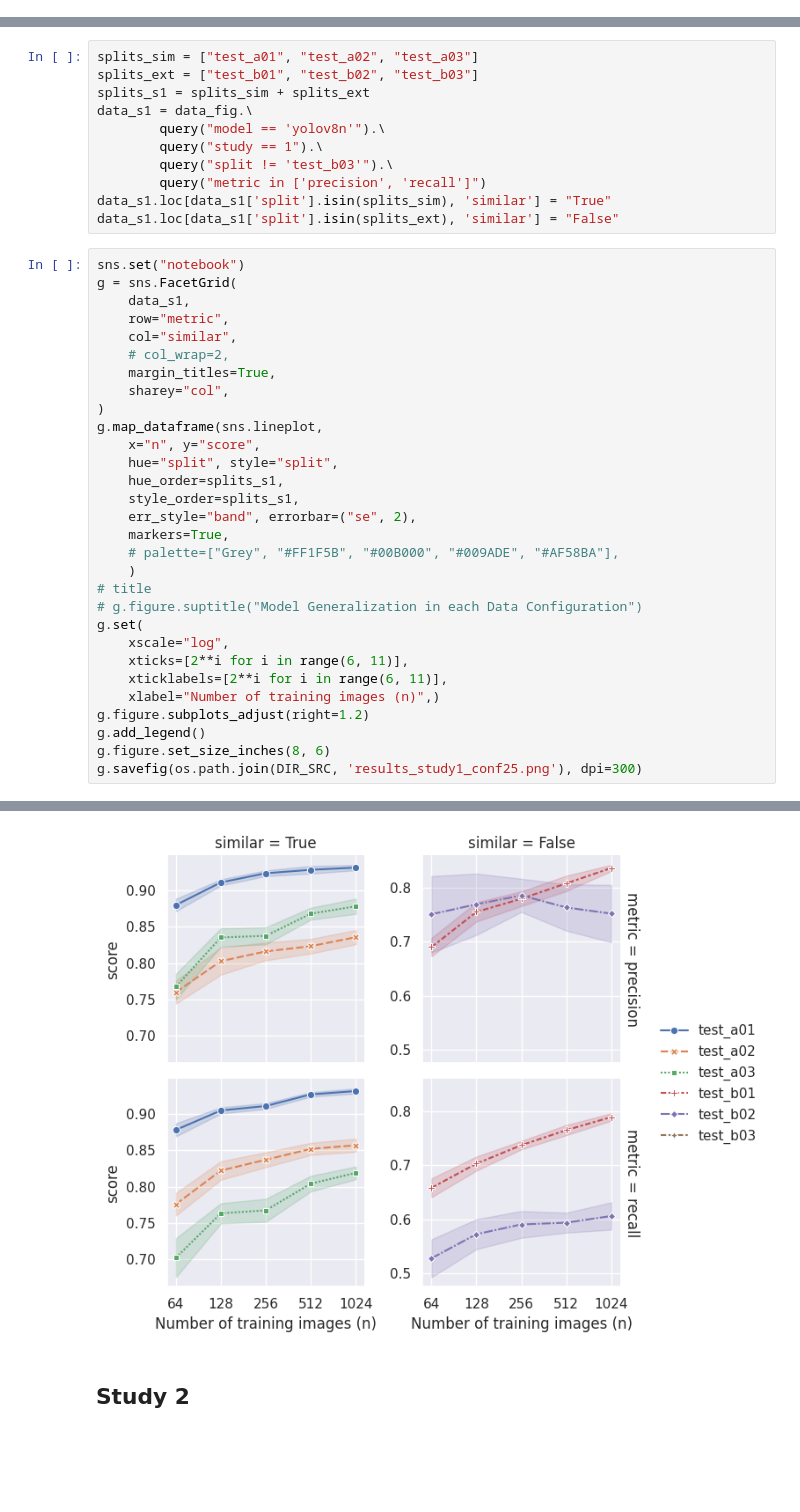
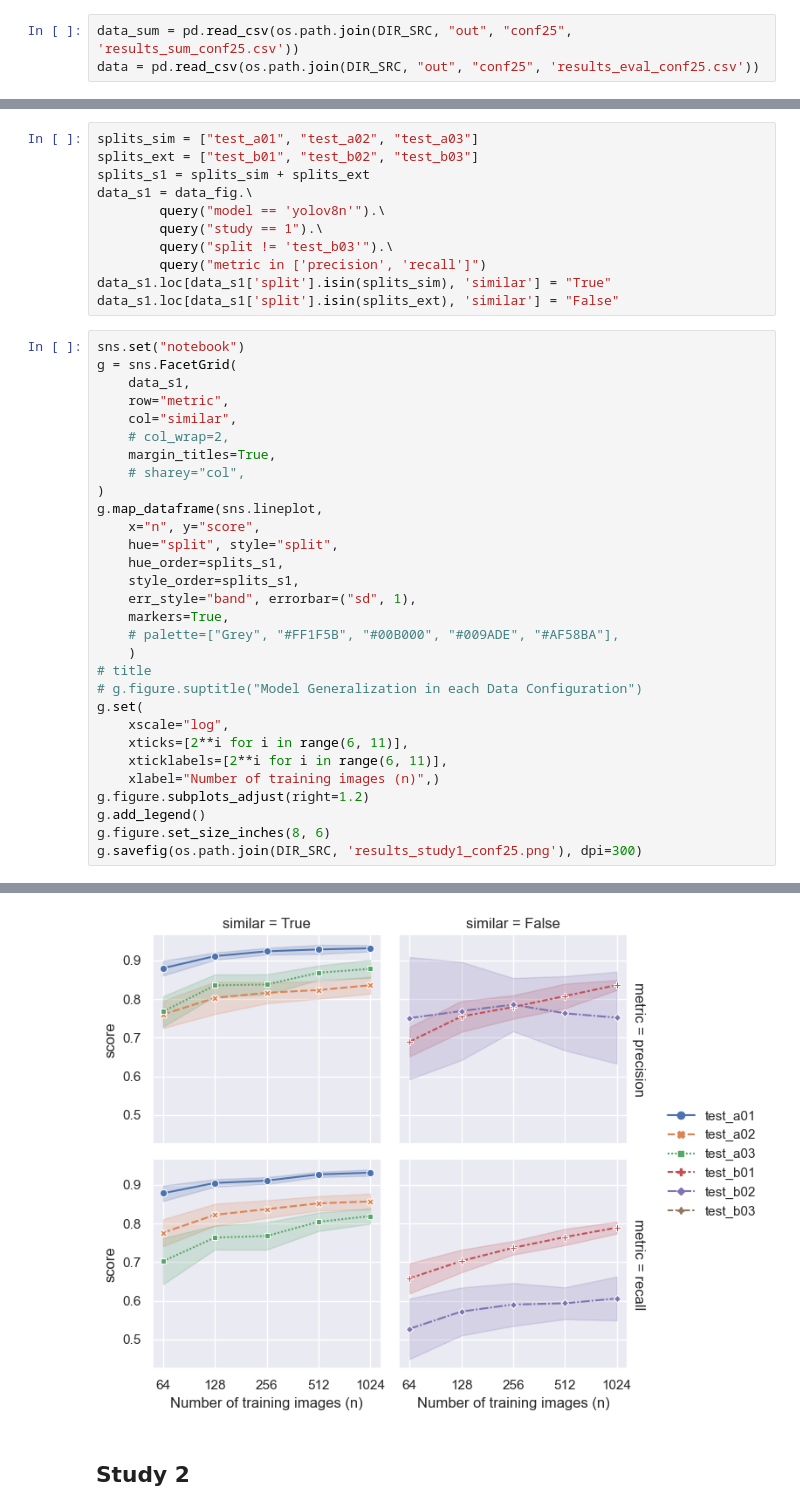
Before and after one commit to Niche-Lab/ant-detective, a Jupyter notebook: _6_eval-conf25.ipynb, the cells around one changed output, grey strips where cells are left out. Saved outputs shown, nothing was run; the diff lists cells and outputs as text; blank space fills up the shorter version.

Commit message:
result 1

```diff
--- a/_6_eval-conf25.ipynb
+++ b/_6_eval-conf25.ipynb
@@ -62,6 +62,9 @@ data_sum = data.groupby(['study', 'split', 'model', 'n']).agg(
 # %%
 data_sum.to_csv(os.path.join(DIR_SRC, 'results_sum_conf25.csv'), index=False)
 data.to_csv(os.path.join(DIR_SRC, 'results_eval_conf25.csv'), index=False)
+# %%
+data_sum = pd.read_csv(os.path.join(DIR_SRC, "out", "conf25", 'results_sum_conf25.csv'))
+data = pd.read_csv(os.path.join(DIR_SRC, "out", "conf25", 'results_eval_conf25.csv'))
 # %%
 data_fig = data.melt(id_vars=["study", "split", "model", "n"], var_name="metric", value_name="score")
 data_fig.head()
@@ -93,14 +96,14 @@ g = sns.FacetGrid(
     col="similar",
     # col_wrap=2,
     margin_titles=True,
-    sharey="col",
+    # sharey="col",
 )
 g.map_dataframe(sns.lineplot,
     x="n", y="score",
     hue="split", style="split",
     hue_order=splits_s1,
     style_order=splits_s1,
-    err_style="band", errorbar=("se", 2),
+    err_style="band", errorbar=("sd", 1),
     markers=True,
     # palette=["Grey", "#FF1F5B", "#00B000", "#009ADE", "#AF58BA"],
     )
@@ -119,4 +130,4 @@ g.savefig(os.path.join(DIR_SRC, 'results_study1_conf25.png'), dpi=300)
-[figure, old version]
+[figure, new version]
 # %% [markdown]
 ## Study 2
 # %%
```
Also changed, not shown: parts of 2 cells of this notebook, 7 other files.
